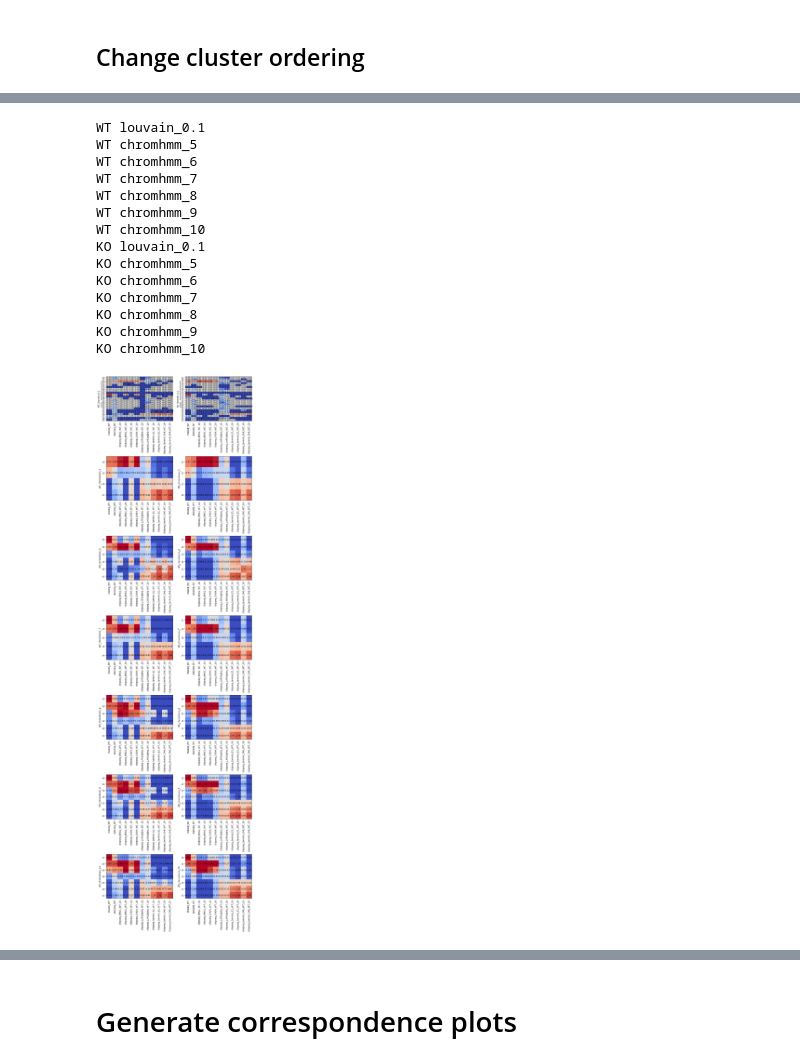
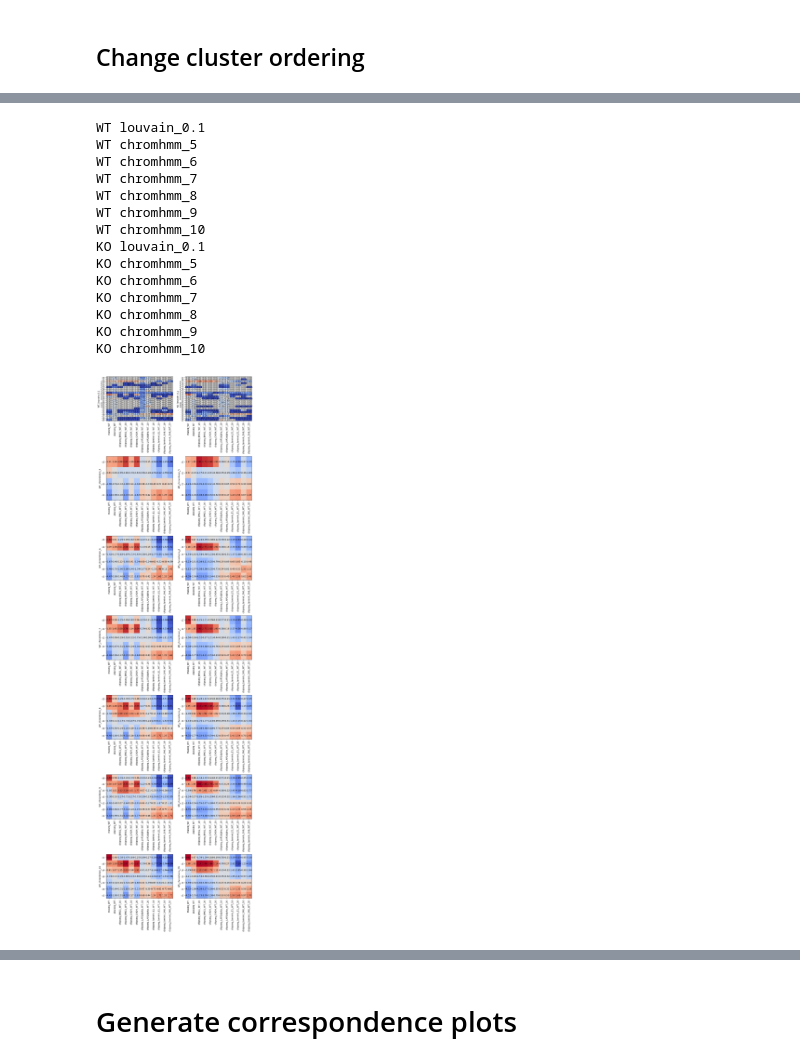
Before and after one commit to FatihSarigol/Filipczak_et_al_2025, a Jupyter notebook: clusteranalysis/notebooks/cluster_comparison_genome.ipynb, the cells around one changed output, grey strips where cells are left out. Drawn from its saved outputs; the diff is of its cells as text; code cells hidden in the pictures.

```diff
--- a/clusteranalysis/notebooks/cluster_comparison_genome.ipynb
+++ b/clusteranalysis/notebooks/cluster_comparison_genome.ipynb
@@ -346,8 +346,8 @@ for col_axs, (condition, condition_enrichments) in zip(
             signal_enrichment['row_names'],
             ordered_data_columns['WT'],
             ax = ax,
-            vmin = -2,
-            vmax = 2
+            vmin = -7,
+            vmax = 3
         )
         ax.set_ylabel(f'{condition}_{cluster_column}')
 
@@ -381,36 +381,36 @@ for col_axs, (condition, condition_enrichments) in zip(
         condition_enrichments[binsize].items()
     ):
         print(condition, cluster_column)
         sort_index = sort_indexes[cluster_column]
         plot.plot_matrix(
             signal_enrichment['matrix'][sort_index, :],
             np.array(signal_enrichment['row_names'])[sort_index],
             ordered_data_columns['WT'],
             ax = ax,
-            vmin = -2,
-            vmax = 2
+            vmin = -7,
+            vmax = 3
         )
         ax.set_ylabel(f'{condition}_{cluster_column}')
 
 fig.set_figwidth(10)
 fig.set_figheight(5 * len(enrichments_new['WT'][binsize]))
 fig.tight_layout()
 # %% [output]
 WT louvain_0.1
 WT chromhmm_5
 WT chromhmm_6
 WT chromhmm_7
 WT chromhmm_8
 WT chromhmm_9
 WT chromhmm_10
 KO louvain_0.1
 KO chromhmm_5
 KO chromhmm_6
 KO chromhmm_7
 KO chromhmm_8
 KO chromhmm_9
 KO chromhmm_10
-[figure, old version]
+[figure, new version]
 # %%
 enrichments_sorted = deepcopy(enrichments_new)
 correlations_sorted = deepcopy(correlations_new)
```
Also changed, not shown: parts of 2 cells of this notebook.
